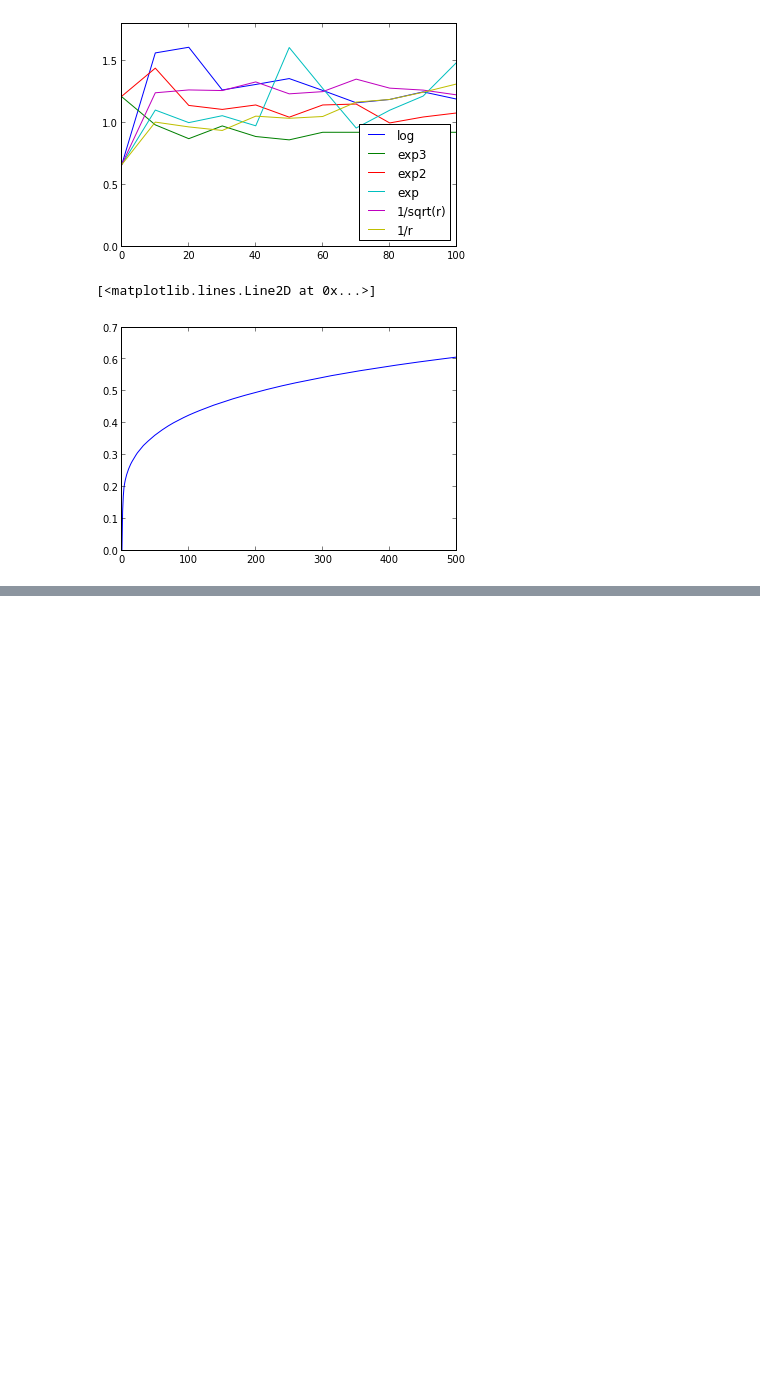
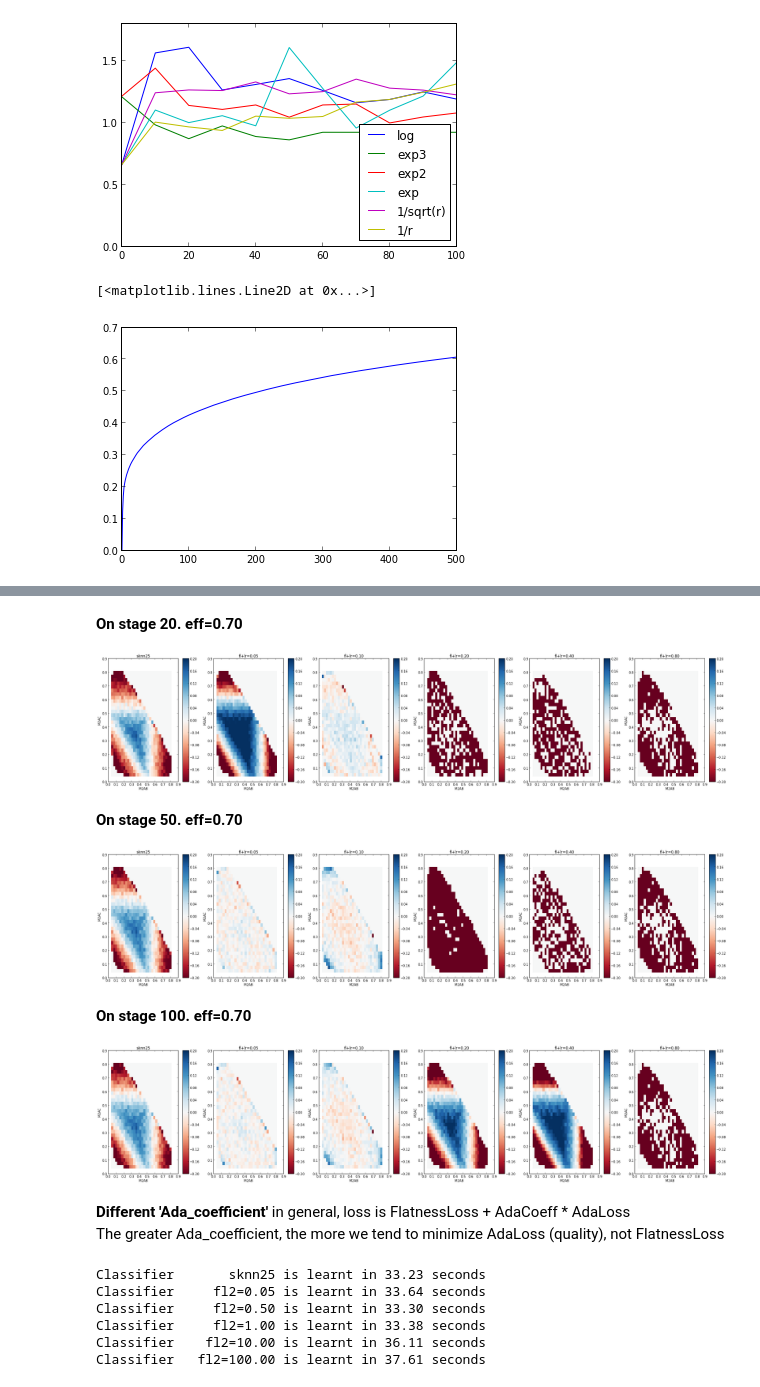
Before and after one commit to anaderi/lhcb_trigger_ml, a Jupyter notebook: IPythonWorkflow/DalitzUGBDemo.ipynb, the cells around one changed output, grey strips where cells are left out. Drawn from its saved outputs; the diff is of its cells as text; code cells hidden in the pictures; blank space fills up the shorter version.

```diff
--- a/IPythonWorkflow/DalitzUGBDemo.ipynb
+++ b/IPythonWorkflow/DalitzUGBDemo.ipynb
@@ -707,0 +750,31 @@ plot(numpy.arange(knn), r.mean(axis=0))
+# %%
+printStaged2DEfficiencyReport(signal5e5DF, answers5e5, fl_sig5e5_probas_dict, stages=[20, 50, 100])
+# %% [output]
+On stage 20. eff=0.70
+[figure, added]
+On stage 50. eff=0.70
+[figure, added]
+On stage 100. eff=0.70
+[figure, added]
+# %% [markdown]
+__Different 'Ada_coefficient'__
+in general, loss is FlatnessLoss + AdaCoeff * AdaLoss <br />
+The greater Ada_coefficient, the more we tend to minimize AdaLoss (quality), not FlatnessLoss
+# %%
+fl2_classifiers = OrderedDict()
+knn_loss = ugb.SimpleKnnLossFunction(uniform_variables, knn=25)
+fl2_classifiers["sknn25"] = ugb.MyGradientBoostingClassifier(loss=knn_loss, max_depth=4, n_estimators=151,
+                                    learning_rate=.5, train_variables = train_variables)
+for ada_coeff in [0.05, 0.5, 1, 10, 100]:
+    flatness_loss = ugb.FlatnessLossFunction(uniform_variables, ada_coefficient=ada_coeff, bins=13)
+    fl2_classifiers["fl2=%1.2f" % ada_coeff] = ugb.MyGradientBoostingClassifier(loss=flatness_loss, max_depth=4,
+                                n_estimators=151, learning_rate=0.05, train_variables = train_variables)
+
+reports.trainClassifiers(fl2_classifiers, trainX, trainY)
+# %% [output]
+Classifier       sknn25 is learnt in 33.23 seconds
+Classifier     fl2=0.05 is learnt in 33.64 seconds
+Classifier     fl2=0.50 is learnt in 33.30 seconds
+Classifier     fl2=1.00 is learnt in 33.38 seconds
+Classifier    fl2=10.00 is learnt in 36.11 seconds
+Classifier   fl2=100.00 is learnt in 37.61 seconds
```
Also changed, not shown: parts of 11 cells of this notebook, 6 other files.
